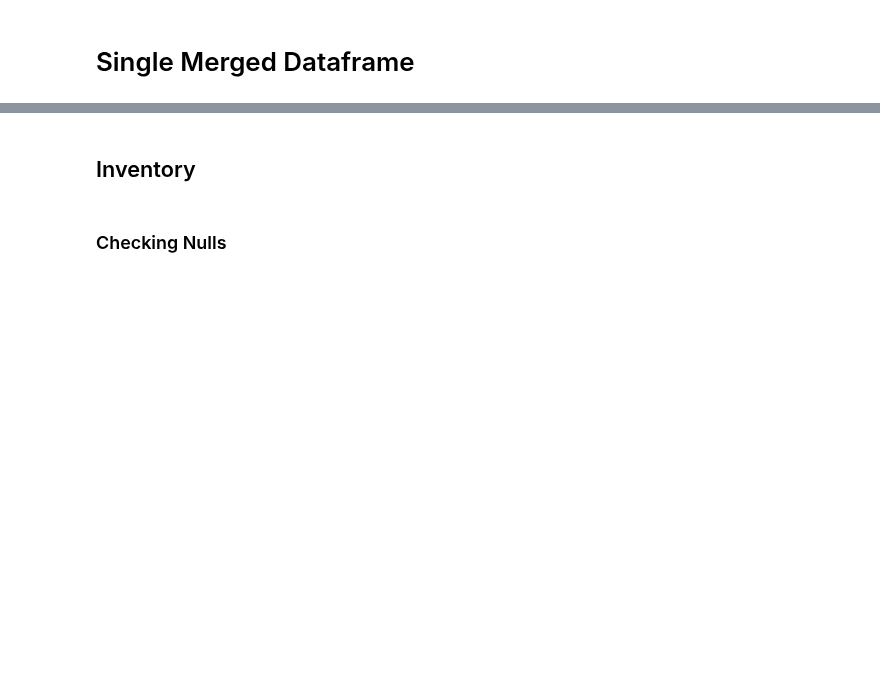
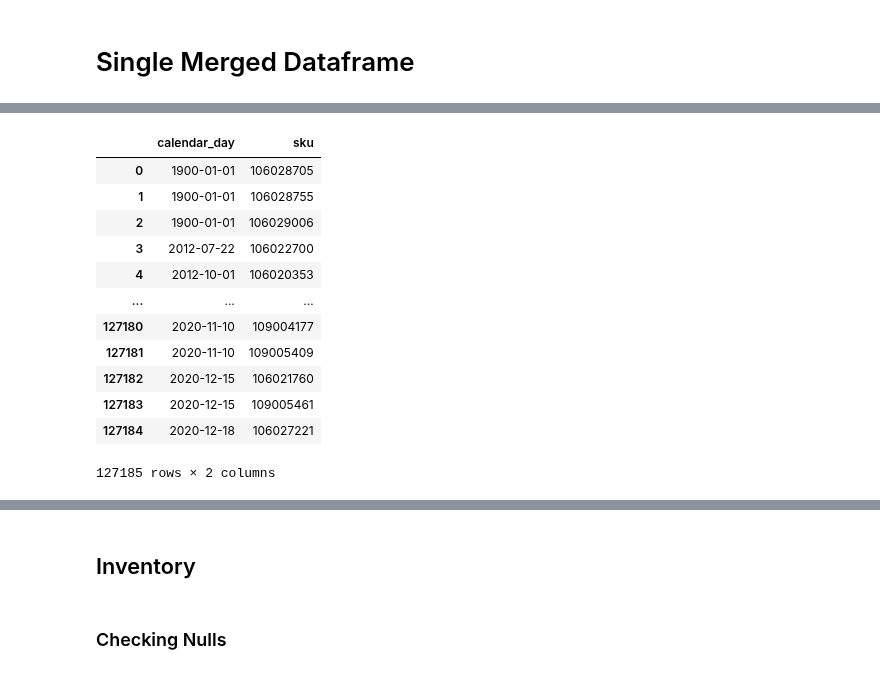
Before and after one commit to jvac06/pft, a Jupyter notebook: scripts/cleaning.ipynb, the cells around one changed output, grey strips where cells are left out. Saved outputs shown, nothing was run; the diff lists cells and outputs as text; code cells hidden in the pictures; blank space fills up the shorter version.

```diff
--- a/scripts/cleaning.ipynb
+++ b/scripts/cleaning.ipynb
@@ -752,7 +752,7 @@ block_dict.sample(5)
 # %%
-#order_reduced = order_reduced.merge(size_dict, how="left", left_on="sku", right_on="sku")
-#order_reduced = order_reduced.merge(block_dict, how="left", left_on="sku", right_on="sku")
-#order_reduced = order_reduced.merge(ph_dict, how="left", left_on="sku", right_on="sku")
+order_reduced = order_reduced.merge(size_dict, how="left", left_on="sku", right_on="sku")
+order_reduced = order_reduced.merge(block_dict, how="left", left_on="sku", right_on="sku")
+order_reduced = order_reduced.merge(ph_dict, how="left", left_on="sku", right_on="sku")
 # %%
 order_reduced.columns
 # %% [output]
@@ -845,0 +868,21 @@ Stored 'inv_reduced2' (DataFrame)
+# %%
+order_ind = order_reduced.groupby(["confirmed_date","sku"]).sum()
+order_ind = order_ind.reset_index()
+order_ind = order_ind.drop(["sold_to","ship_to","division","order_qty_sales_units",
+                            "confirmed_qty","qty_on_shipment","qty_shipped_sales_units"], axis=1)
+order_ind = order_ind.rename(columns={"confirmed_date":"calendar_day"})
+order_ind
+# %% [output]
+|  | calendar_day | sku |
+| 0 | 1900-01-01 | 106028705 |
+| 1 | 1900-01-01 | 106028755 |
+| 2 | 1900-01-01 | 106029006 |
+| 3 | 2012-07-22 | 106022700 |
+| 4 | 2012-10-01 | 106020353 |
+| ... | ... | ... |
+| 127180 | 2020-11-10 | 109004177 |
+| 127181 | 2020-11-10 | 109005409 |
+| 127182 | 2020-12-15 | 106021760 |
+| 127183 | 2020-12-15 | 109005461 |
+| 127184 | 2020-12-18 | 106027221 |
+127185 rows × 2 columns
```
Also changed, not shown: parts of 32 cells of this notebook.
